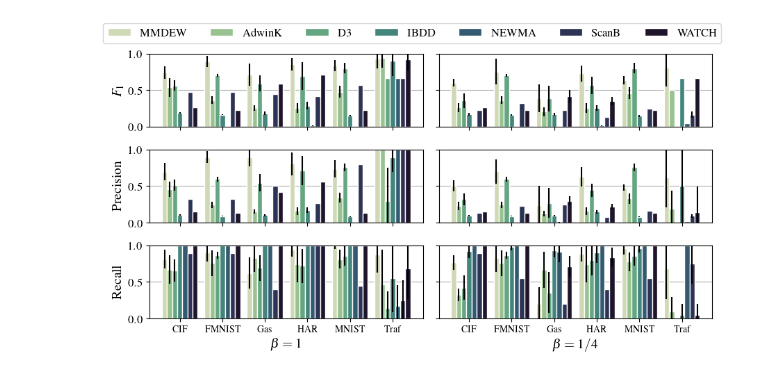
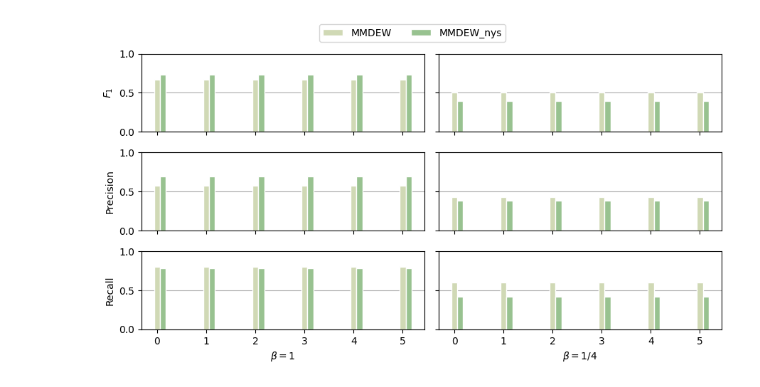
Before and after one commit to blendaddict/MMDEW_Nystroem, a Jupyter notebook: notebooks/00_plot_f1.ipynb, the cells around one changed output. Drawn from its saved outputs; the diff is of its cells as text; code cells hidden in the pictures.

Commit message:
created first results diagrams

```diff
--- a/notebooks/00_plot_f1.ipynb
+++ b/notebooks/00_plot_f1.ipynb
@@ -4,7 +4,10 @@ import pandas as pd
 import matplotlib
 import seaborn as sns
 import matplotlib.pyplot as plt
+import latex
 from ast import literal_eval
+import matplotlib as mpl
+mpl.rcParams.update(mpl.rcParamsDefault)
 # %%
 d1 = pd.read_csv("../results/results_combined_1.csv", index_col=0)
 d2 = pd.read_csv("../results/results_combined_4.csv", index_col=0)
@@ -11,7 +33,2 @@ d2 = pd.read_csv("../results/results_combined_4.csv", index_col=0)
-# %%
-d1.replace("MMDAW", "MMDEW", inplace=True)
-d2.replace("MMDAW", "MMDEW", inplace=True)
-d1.replace("NewMA", "NEWMA", inplace=True)
-d2.replace("NewMA", "NEWMA", inplace=True)
 # %%
 d1[d1["dataset"] == "Traf"].actual_cps.unique()
@@ -24,40 +57,40 @@ fig, ((ax11,ax12), (ax21, ax22), (ax31, ax32)) = plt.subplots(3,2,figsize=(9,4.7
 def p(data,y,ax):
     bar_width = .12 #.18
     group_idx = np.arange(6) # number of datasets
-    algorithms = ["MMDEW", "AdwinK", "D3", "IBDD", "NEWMA", "ScanB", "WATCH"]
+    algorithms = ["MMDEW", "MMDEW_nys"]
     cs = sns.cubehelix_palette(7, start=0.5, rot=-.75, gamma=1.2)
     ax.grid(visible=None, axis="y")
     for i, a in enumerate(algorithms):
         x_vals = group_idx + i * bar_width
         y_vals =  data[data.algorithm == a].groupby("dataset")[y].mean()
         err = data[data.algorithm == a].groupby("dataset")[y].std()
         ax.bar(x_vals, y_vals, width = bar_width, edgecolor ='white', label = a, color = cs[i])
-        ax.errorbar(x_vals, y_vals, yerr = err, fmt="none", ecolor="black")
+        #ax.errorbar(x_vals, y_vals, yerr = err, fmt="none", ecolor="black")
 
 
         ax.set_ylim((0,1))
-        ax.set_xticks([r + bar_width * 3 for r in group_idx], data.dataset.unique())
+        #ax.set_xticks([r + bar_width * 3 for r in group_idx], data.dataset.unique())
         ax.set_axisbelow(True)
 
 p(data=d1, y="f1_detected_cps_at_y", ax=ax11)
 p(data=d1, y="precision_y", ax=ax21)
 p(data=d1, y="recall_y", ax=ax31)
 
 p(data=d2, y="f1_detected_cps_at_y", ax=ax12)
 p(data=d2, y="precision_y", ax=ax22)
 p(data=d2, y="recall_y", ax=ax32)
 
 
 ax11.set_ylabel("$F_1$")
 ax21.set_ylabel("Precision")
 ax31.set_ylabel("Recall")
 ax31.set_xlabel("$\\beta = 1$")
 ax32.set_xlabel("$\\beta = 1/4$")
 
 Line, Label = ax11.get_legend_handles_labels()
 fig.legend(Line, Label, loc="upper center", bbox_to_anchor=(0.5, 1.06), ncol=7)
 plt.tight_layout()
-plt.savefig("../../overleaf/figures/results.pdf", bbox_inches='tight')
+plt.savefig("./first_results.pdf", bbox_inches='tight')
 plt.show()
 # %% [output]
-[figure, old version]
+[figure, new version]
```
Also changed, not shown: parts of 3 cells of this notebook, 30 other files.
